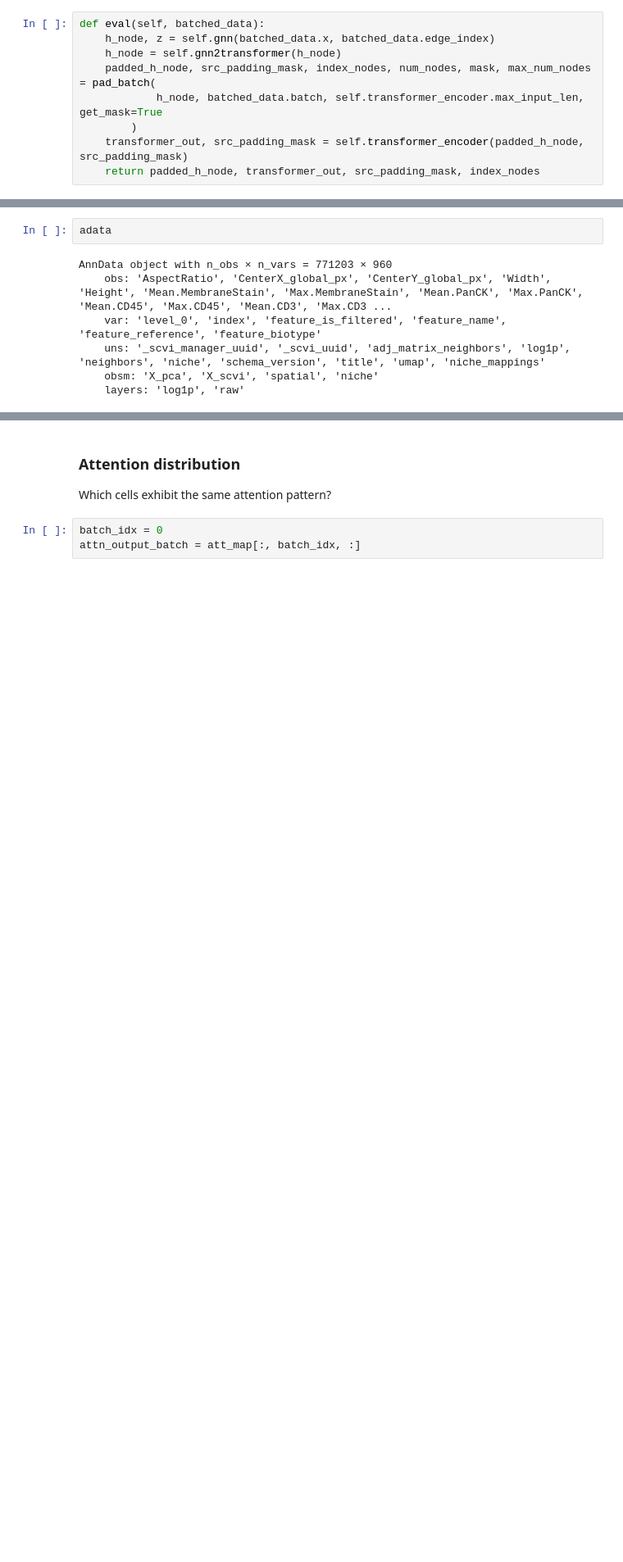
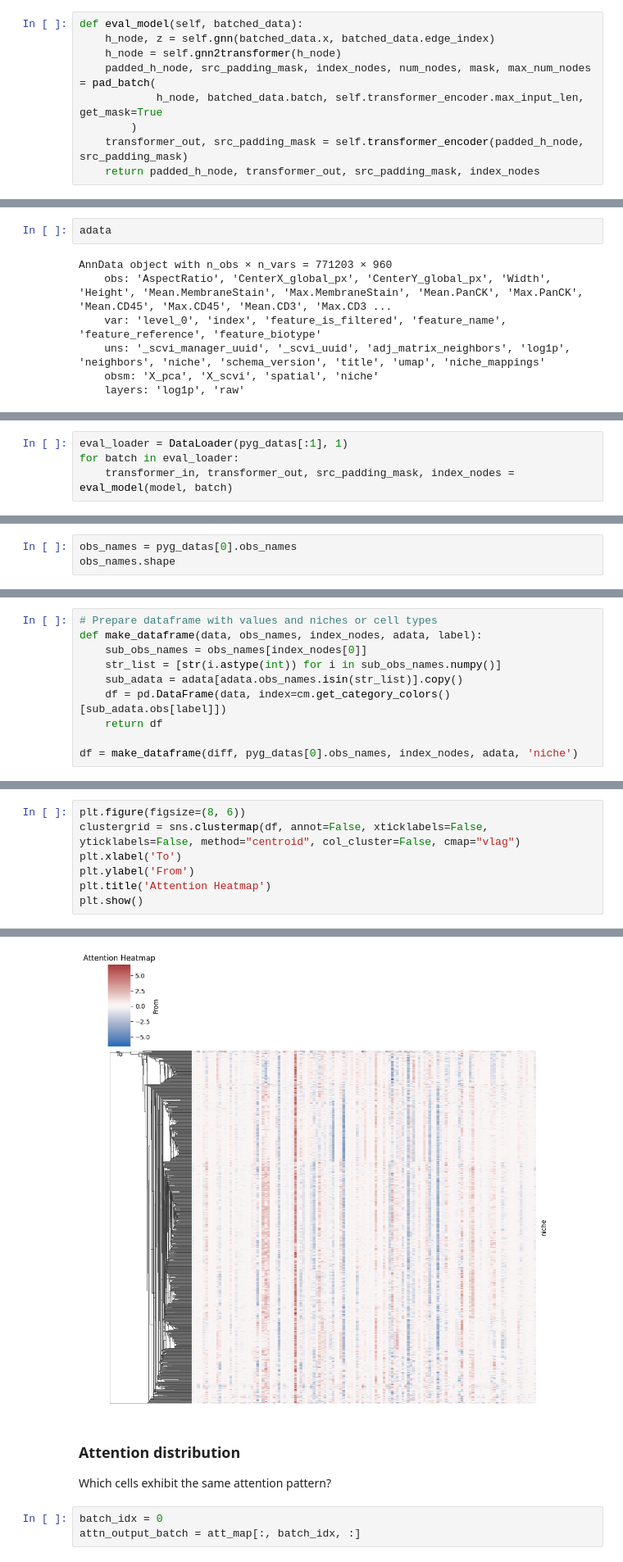
Before and after one commit to theislab/interscale, a Jupyter notebook: docs/notebooks/evaluation.ipynb, the cells around one changed output, grey strips where cells are left out. Shown at 82% size. Drawn from its saved outputs; the diff is of its cells as text; blank space fills up the shorter version.

```diff
--- a/docs/notebooks/evaluation.ipynb
+++ b/docs/notebooks/evaluation.ipynb
@@ -165,7 +166,7 @@ View of AnnData object with n_obs × n_vars = 1932 × 960
     obsm: 'X_pca', 'X_scvi', 'spatial', 'niche'
     layers: 'log1p', 'raw'
 # %%
-def eval(self, batched_data):
+def eval_model(self, batched_data):
     h_node, z = self.gnn(batched_data.x, batched_data.edge_index)
     h_node = self.gnn2transformer(h_node)
     padded_h_node, src_padding_mask, index_nodes, num_nodes, mask, max_num_nodes = pad_batch(
@@ -248,0 +257,4 @@ AnnData object with n_obs × n_vars = 771203 × 960
+# %%
+eval_loader = DataLoader(pyg_datas[:1], 1)
+for batch in eval_loader:
+    transformer_in, transformer_out, src_padding_mask, index_nodes = eval_model(model, batch)
@@ -248,0 +263,3 @@ AnnData object with n_obs × n_vars = 771203 × 960
+# %%
+obs_names = pyg_datas[0].obs_names
+obs_names.shape
@@ -248,0 +268,10 @@ AnnData object with n_obs × n_vars = 771203 × 960
+# %%
+# Prepare dataframe with values and niches or cell types
+def make_dataframe(data, obs_names, index_nodes, adata, label):
+    sub_obs_names = obs_names[index_nodes[0]]
+    str_list = [str(i.astype(int)) for i in sub_obs_names.numpy()]
+    sub_adata = adata[adata.obs_names.isin(str_list)].copy()
+    df = pd.DataFrame(data, index=cm.get_category_colors()[sub_adata.obs[label]])
+    return df
+
+df = make_dataframe(diff, pyg_datas[0].obs_names, index_nodes, adata, 'niche')
@@ -248,0 +307,8 @@ AnnData object with n_obs × n_vars = 771203 × 960
+# %%
+plt.figure(figsize=(8, 6))
+clustergrid = sns.clustermap(df, annot=False, xticklabels=False, yticklabels=False, method="centroid", col_cluster=False, cmap="vlag")
+plt.xlabel('To')
+plt.ylabel('From')
+plt.title('Attention Heatmap')
+plt.show()
+# %% [output]
@@ -249,3 +316,4 @@ AnnData object with n_obs × n_vars = 771203 × 960
+[figure, added]
 # %% [markdown]
 ### Attention distribution
 
```
Also changed, not shown: parts of 11 cells of this notebook, 15 other files.
